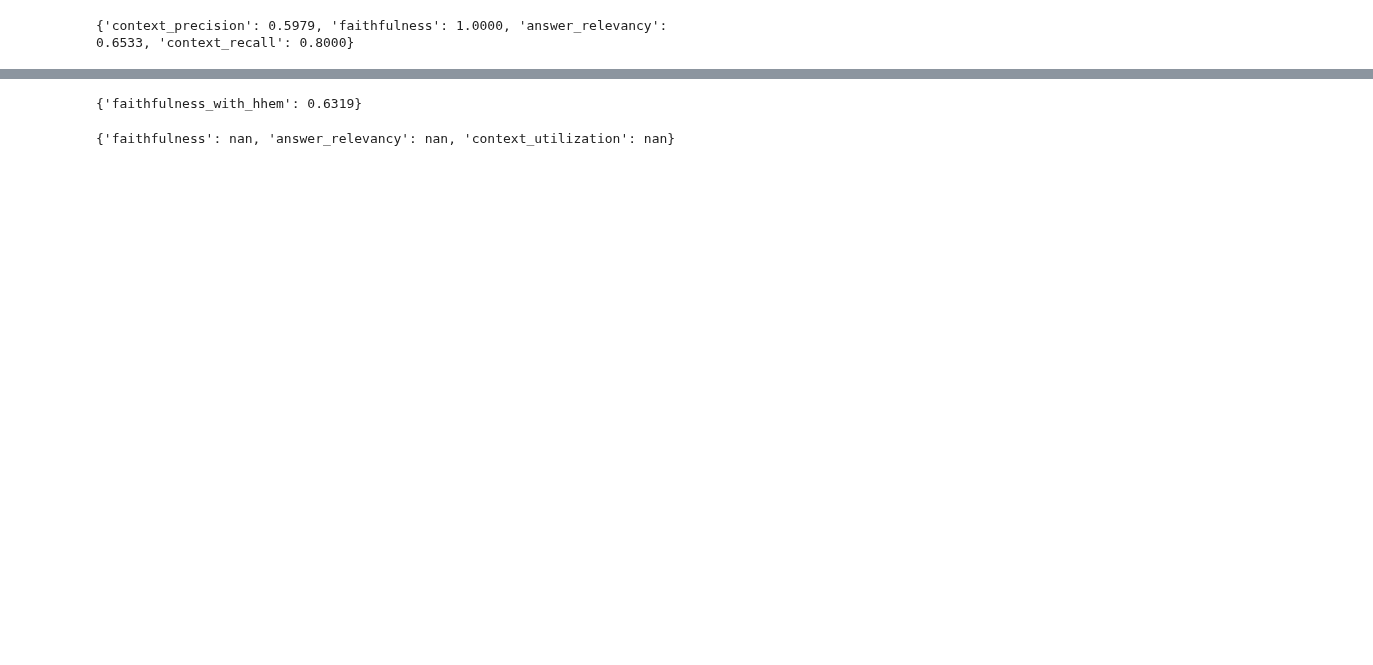
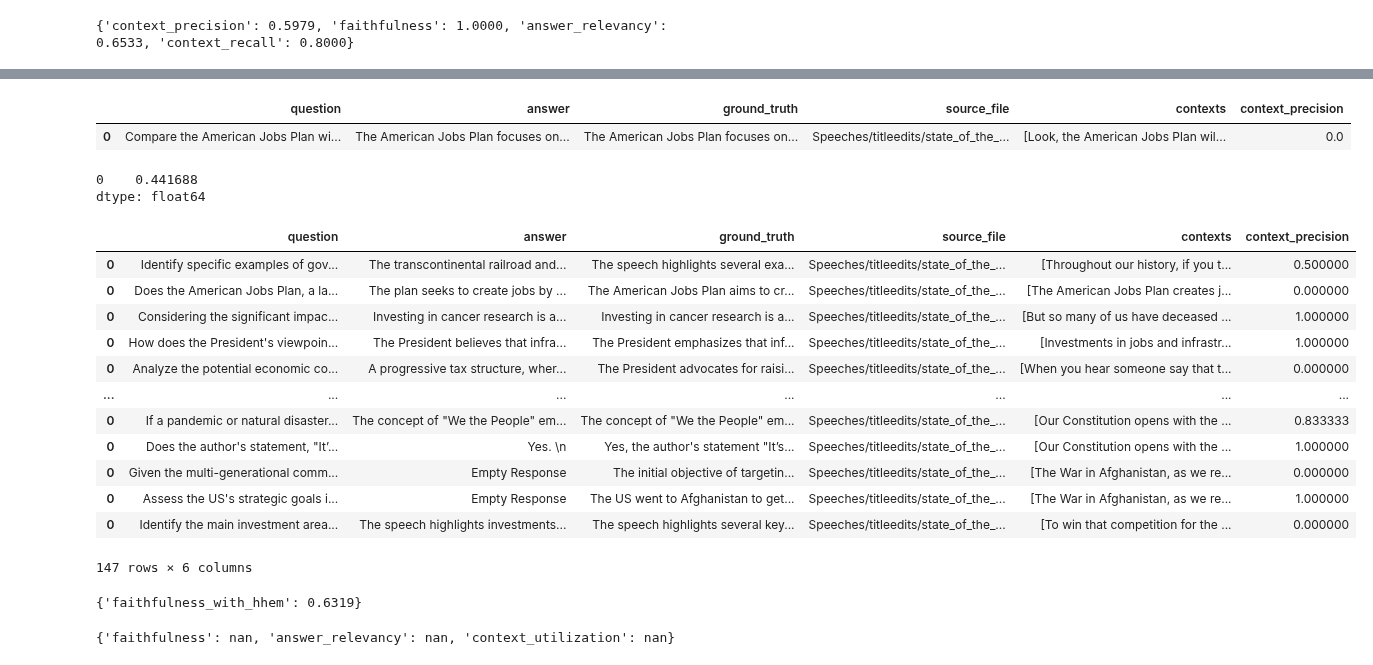
Before and after one commit to sr231/RAG-Evaluations, a Jupyter notebook: Gemini_RAGAS.ipynb, the cells around one changed output, grey strips where cells are left out. Cells and saved outputs as stored; diff of their text form; code cells hidden in the pictures; blank space fills up the shorter version.

Commit message:
updated notebook with in progress small batches run of unlabeled dataset

```diff
--- a/Gemini_RAGAS.ipynb
+++ b/Gemini_RAGAS.ipynb
@@ -371,7 +372,7 @@ ragas_llm = ChatGoogleGenerativeAI(model="gemini-1.5-flash", timeout=600) # try
 embeddings = GoogleGenerativeAIEmbeddings(model="models/text-embedding-004")
 # %%
 # Increase the timeout settings
-run_config = RunConfig(timeout=120, max_wait=120, max_workers=1, max_retries=10)  # Increase timeout to 180 seconds
+run_config = RunConfig(timeout=300, max_wait=3000, max_workers=1, max_retries=10)  # Increase timeout to 180 seconds
 # %%
 # Optional parameter:
 # in_ci: bool, Whether the evaluation is running in CI or not.
@@ -423,3 +414,5 @@ evalresult
 evalresult
 # %% [output]
 {'context_precision': 0.5979, 'faithfulness': 1.0000, 'answer_relevancy': 0.6533, 'context_recall': 0.8000}
+# %%
+tempdataset = testset_ds.select(range(0,1))
@@ -426,2 +421,2 @@ evalresult
 # %%
-scores = []
+scores2 = []
@@ -432,7 +429,8 @@ scores = []
 # If set to True then some metrics will be run to increase the reproducibility of the evaluations.
 # This will increase the runtime and cost of evaluations. Default is False.
 # In practice, setting in_ci = True resulted in a lot of timeouts / no score calculated / NaN
-for i in range(0,15):
+# Stopped 12/2 -147, start 147, 200 tomorrow
+for i in range(100,147):
     tempdataset = testset_ds.select(range(i, i+1))
     print(i)
     evalresult = evaluate(
@@ -448,3 +446,5 @@ for i in range(0,15):
         run_config=run_config
     )
     scores.append(evalresult['context_precision'])
+    testset_results = pd.concat([testset_results, evalresult.to_pandas()])
+    time.sleep(60)
@@ -450,0 +465,27 @@ for i in range(0,15):
+# %%
+evalresult.to_pandas()
+# %% [output]
+|  | question | answer | ground_truth | source_file | contexts | context_precision |
+| 0 | Compare the American Jobs Plan wi... | The American Jobs Plan focuses on... | The American Jobs Plan focuses on... | Speeches/titleedits/state_of_the_... | [Look, the American Jobs Plan wil... | 0.0 |
+# %%
+#testset_results = pd.concat([testset_results, evalresult.to_pandas()])
+pd.DataFrame(scores, index=None).mean()
+# %% [output]
+0    0.441688
+dtype: float64
+# %%
+testset_results
+# %% [output]
+|  | question | answer | ground_truth | source_file | contexts | context_precision |
+| 0 | Identify specific examples of gov... | The transcontinental railroad and... | The speech highlights several exa... | Speeches/titleedits/state_of_the_... | [Throughout our history, if you t... | 0.500000 |
+| 0 | Does the American Jobs Plan, a la... | The plan seeks to create jobs by ... | The American Jobs Plan aims to cr... | Speeches/titleedits/state_of_the_... | [The American Jobs Plan creates j... | 0.000000 |
+| 0 | Considering the significant impac... | Investing in cancer research is a... | Investing in cancer research is a... | Speeches/titleedits/state_of_the_... | [But so many of us have deceased ... | 1.000000 |
+| 0 | How does the President's viewpoin... | The President believes that infra... | The President emphasizes that inf... | Speeches/titleedits/state_of_the_... | [Investments in jobs and infrastr... | 1.000000 |
+| 0 | Analyze the potential economic co... | A progressive tax structure, wher... | The President advocates for raisi... | Speeches/titleedits/state_of_the_... | [When you hear someone say that t... | 0.000000 |
+| ... | ... | ... | ... | ... | ... | ... |
+| 0 | If a pandemic or natural disaster... | The concept of "We the People" em... | The concept of "We the People" em... | Speeches/titleedits/state_of_the_... | [Our Constitution opens with the ... | 0.833333 |
+| 0 | Does the author's statement, "It’... | Yes. \n | Yes, the author's statement "It’s... | Speeches/titleedits/state_of_the_... | [Our Constitution opens with the ... | 1.000000 |
+| 0 | Given the multi-generational comm... | Empty Response | The initial objective of targetin... | Speeches/titleedits/state_of_the_... | [The War in Afghanistan, as we re... | 0.000000 |
+| 0 | Assess the US's strategic goals i... | Empty Response | The US went to Afghanistan to get... | Speeches/titleedits/state_of_the_... | [The War in Afghanistan, as we re... | 1.000000 |
+| 0 | Identify the main investment area... | The speech highlights investments... | The speech highlights several key... | Speeches/titleedits/state_of_the_... | [To win that competition for the ... | 0.000000 |
+147 rows × 6 columns
```
Also changed, not shown: parts of 10 cells of this notebook.
